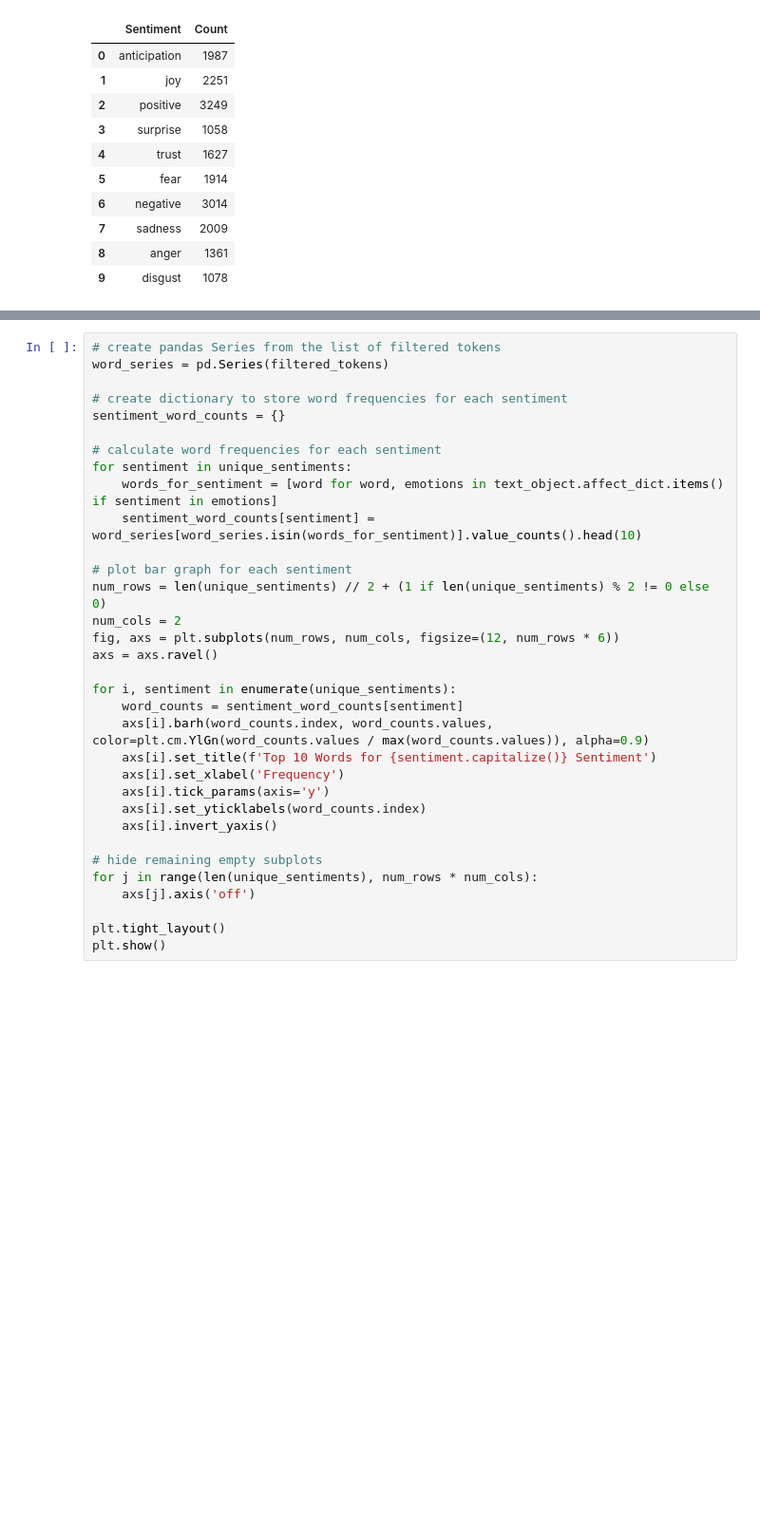
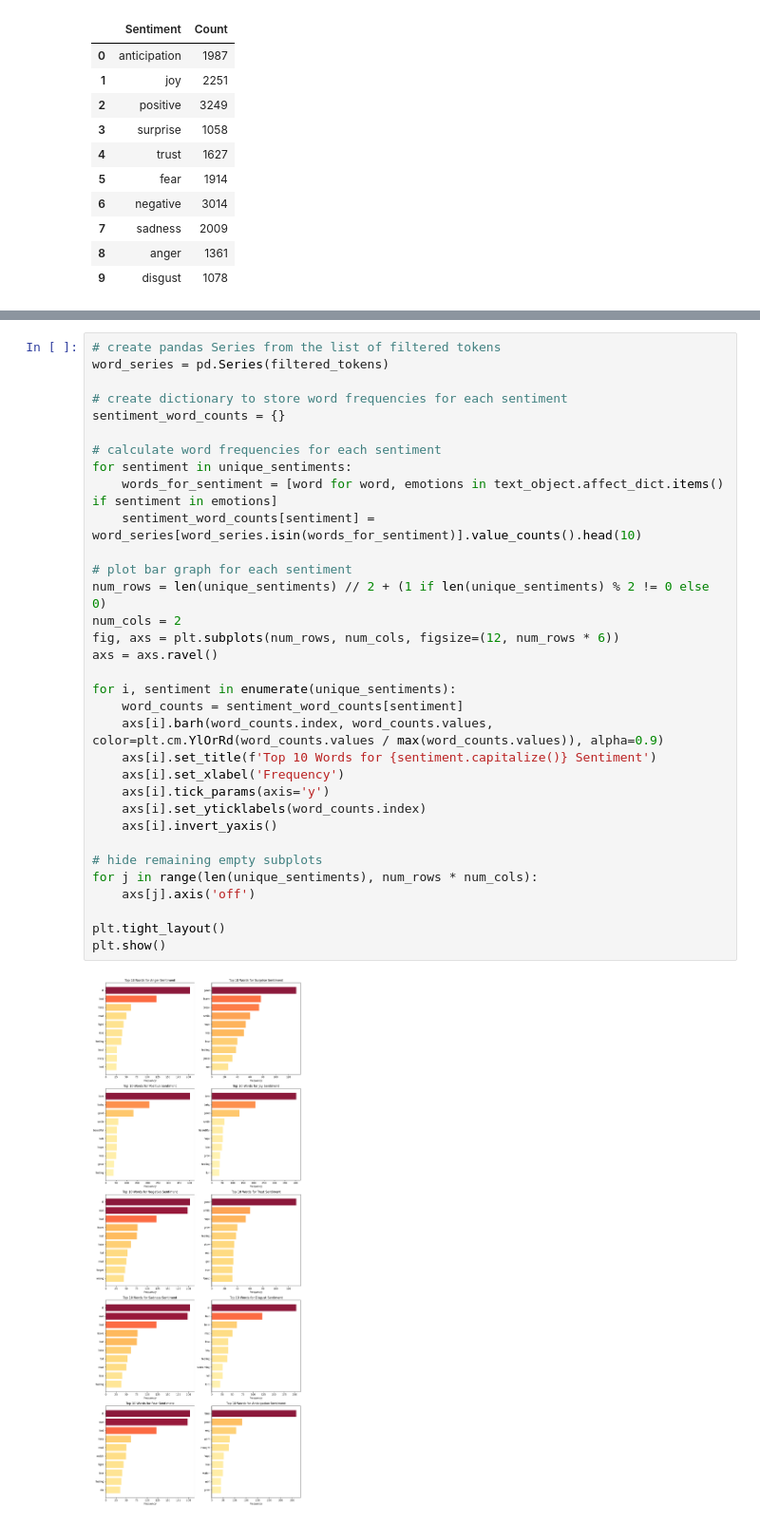
Before and after one commit to jessk816/tswift_lyrics, a Jupyter notebook: p1_lyric_analysis/sentiment_analysis.ipynb, the cells around one changed output, grey strips where cells are left out. Shown at 95% size. Cells and saved outputs as stored; diff of their text form; blank space fills up the shorter version.

```diff
--- a/p1_lyric_analysis/sentiment_analysis.ipynb
+++ b/p1_lyric_analysis/sentiment_analysis.ipynb
@@ -317,31 +317,33 @@ unique_sentiments = list(set(sentiment for emotions
 word_series = pd.Series(filtered_tokens)
 
 # create dictionary to store word frequencies for each sentiment
 sentiment_word_counts = {}
 
 # calculate word frequencies for each sentiment
 for sentiment in unique_sentiments:
     words_for_sentiment = [word for word, emotions in text_object.affect_dict.items() if sentiment in emotions]
     sentiment_word_counts[sentiment] = word_series[word_series.isin(words_for_sentiment)].value_counts().head(10)
 
 # plot bar graph for each sentiment
 num_rows = len(unique_sentiments) // 2 + (1 if len(unique_sentiments) % 2 != 0 else 0)
 num_cols = 2
 fig, axs = plt.subplots(num_rows, num_cols, figsize=(12, num_rows * 6))
 axs = axs.ravel()
 
 for i, sentiment in enumerate(unique_sentiments):
     word_counts = sentiment_word_counts[sentiment]
-    axs[i].barh(word_counts.index, word_counts.values, color=plt.cm.YlGn(word_counts.values / max(word_counts.values)), alpha=0.9)
+    axs[i].barh(word_counts.index, word_counts.values, color=plt.cm.YlOrRd(word_counts.values / max(word_counts.values)), alpha=0.9)
     axs[i].set_title(f'Top 10 Words for {sentiment.capitalize()} Sentiment')
     axs[i].set_xlabel('Frequency')
     axs[i].tick_params(axis='y')
     axs[i].set_yticklabels(word_counts.index)
     axs[i].invert_yaxis()
 
 # hide remaining empty subplots
 for j in range(len(unique_sentiments), num_rows * num_cols):
     axs[j].axis('off')
 
 plt.tight_layout()
 plt.show()
+# %% [output]
+[figure, added]
```
Also changed, not shown: parts of 4 cells of this notebook, 2 other files.
